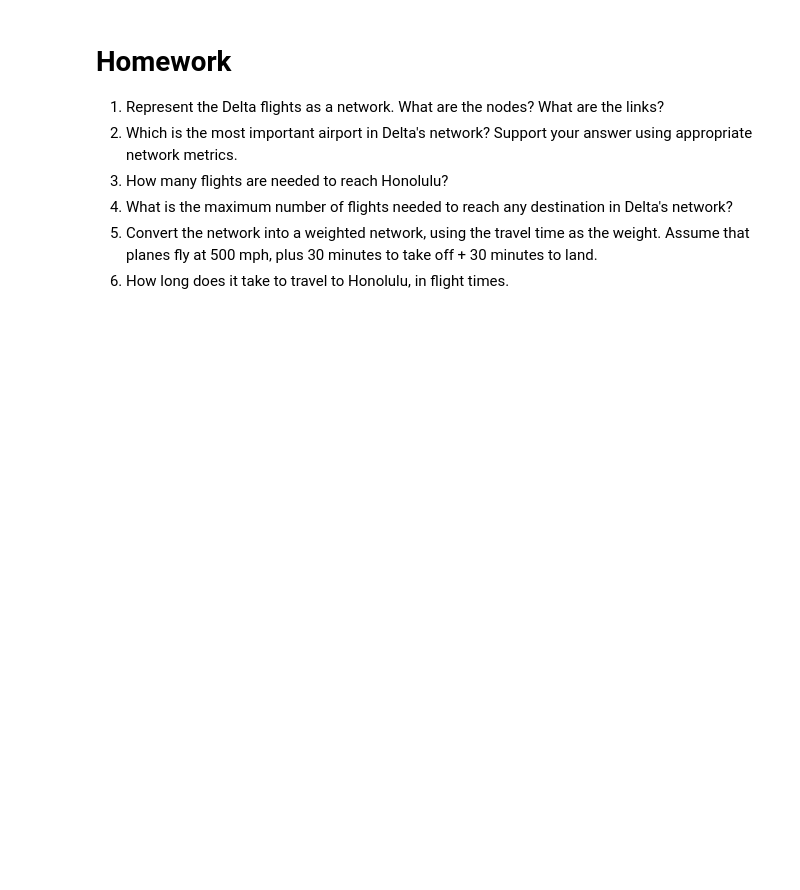
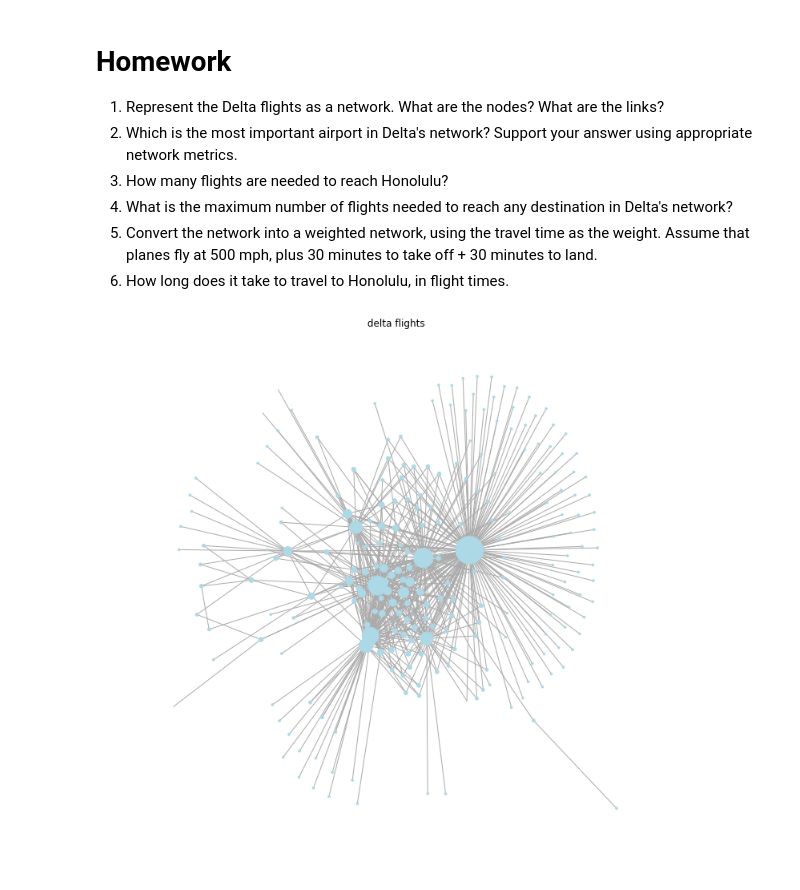
Before and after one commit to FRA228/ce599, a Jupyter notebook: 14-Networks/Networks.ipynb, the cells around one changed output. Cells and saved outputs as stored; diff of their text form; code cells hidden in the pictures; blank space fills up the shorter version.

```diff
--- a/14-Networks/Networks.ipynb
+++ b/14-Networks/Networks.ipynb
@@ -382,0 +389,35 @@ nx.draw(cities)
+# %%
+import matplotlib.pyplot as plt
+
+plt.figure(figsize=(12, 12))
+
+# 1. Create the graph
+g = nx.from_pandas_dataframe(routes, source='source', target='dest')
+
+# 2. Create a layout for our nodes
+layout = nx.spring_layout(g,iterations=50)
+
+# 3. Draw the parts we want
+nx.draw_networkx_edges(g, layout, edge_color='#AAAAAA')
+
+S = [node for node in g.nodes() if node in routes.source.unique()]
+size = [g.degree(node) *7 for node in g.nodes() if node in routes.source.unique()]
+nx.draw_networkx_nodes(g, layout, nodelist= S, node_size=size, node_color='lightblue')
+
+D = [node for node in g.nodes() if node in routes.dest]
+nx.draw_networkx_nodes(g, layout, nodelist=D, node_size=100, node_color='#AAAAAA')
+
+
+
+R = dict(zip(S, D))
+nx.draw_networkx_labels(g, layout, labels=R)
+
+# 4. Turn off the axis because I know you don't want it
+plt.axis('off')
+
+plt.title(" delta flights")
+
+# 5. Tell matplotlib to show it
+plt.show()
+# %% [output]
+[figure, added]
```
Also changed, not shown: parts of 15 cells of this notebook, 1 other file.
